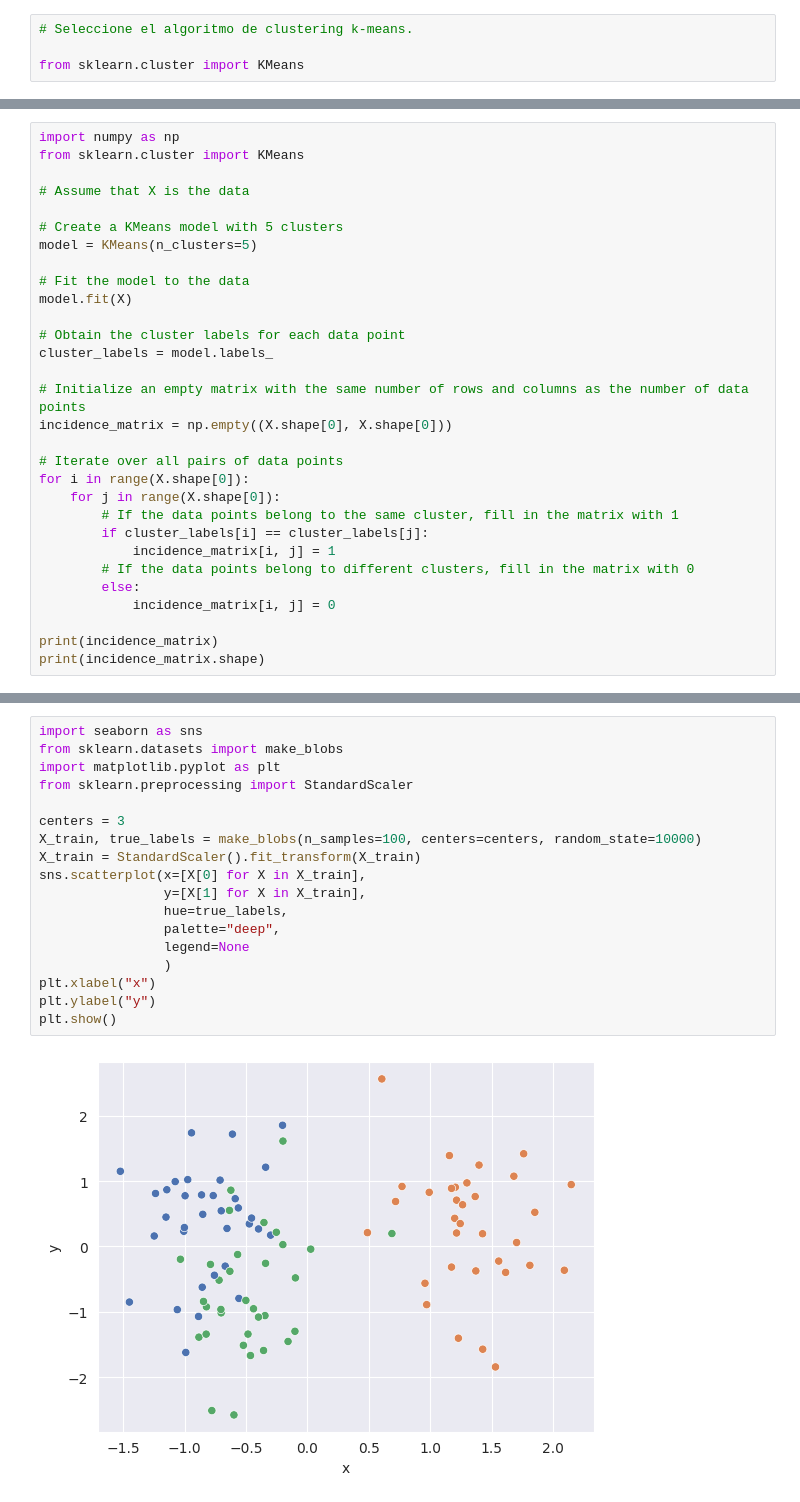
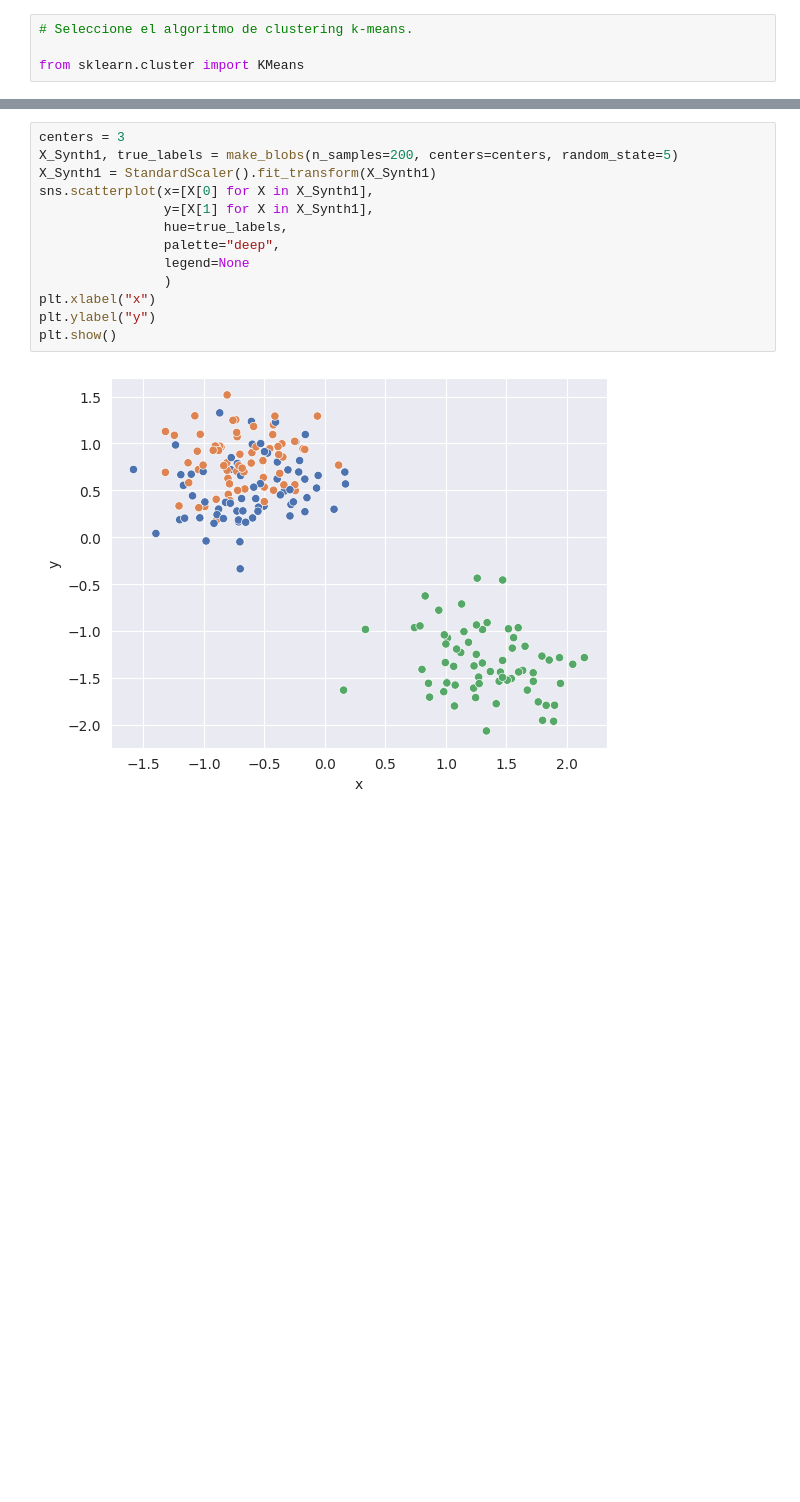
Before and after one commit to richardesp/Introduction-to-data-mining, a Jupyter notebook: P4/P4.ipynb, the cells around one changed output, grey strips where cells are left out. Cells and saved outputs as stored; diff of their text form; blank space fills up the shorter version.

```diff
--- a/P4/P4.ipynb
+++ b/P4/P4.ipynb
@@ -96,30 +64,0 @@ print(distances_matrix)
-# %%
-import numpy as np
-from sklearn.cluster import KMeans
-
-# Assume that X is the data
-
-# Create a KMeans model with 5 clusters
-model = KMeans(n_clusters=5)
-
-# Fit the model to the data
-model.fit(X)
-
-# Obtain the cluster labels for each data point
-cluster_labels = model.labels_
-
-# Initialize an empty matrix with the same number of rows and columns as the number of data points
-incidence_matrix = np.empty((X.shape[0], X.shape[0]))
-
-# Iterate over all pairs of data points
-for i in range(X.shape[0]):
-    for j in range(X.shape[0]):
-        # If the data points belong to the same cluster, fill in the matrix with 1
-        if cluster_labels[i] == cluster_labels[j]:
-            incidence_matrix[i, j] = 1
-        # If the data points belong to different clusters, fill in the matrix with 0
-        else:
-            incidence_matrix[i, j] = 0
-
-print(incidence_matrix)
-print(incidence_matrix.shape)
@@ -206,20 +70,15 @@ print(ari)
 # %%
-import seaborn as sns
-from sklearn.datasets import make_blobs
-import matplotlib.pyplot as plt
-from sklearn.preprocessing import StandardScaler
-
 centers = 3
-X_train, true_labels = make_blobs(n_samples=100, centers=centers, random_state=10000)
-X_train = StandardScaler().fit_transform(X_train)
-sns.scatterplot(x=[X[0] for X in X_train],
-                y=[X[1] for X in X_train],
+X_Synth1, true_labels = make_blobs(n_samples=200, centers=centers, random_state=5)
+X_Synth1 = StandardScaler().fit_transform(X_Synth1)
+sns.scatterplot(x=[X[0] for X in X_Synth1],
+                y=[X[1] for X in X_Synth1],
                 hue=true_labels,
                 palette="deep",
                 legend=None
                 )
 plt.xlabel("x")
 plt.ylabel("y")
 plt.show()
 # %% [output]
-[figure, old version]
+[figure, new version]
```
Also changed, not shown: parts of 28 cells of this notebook.
